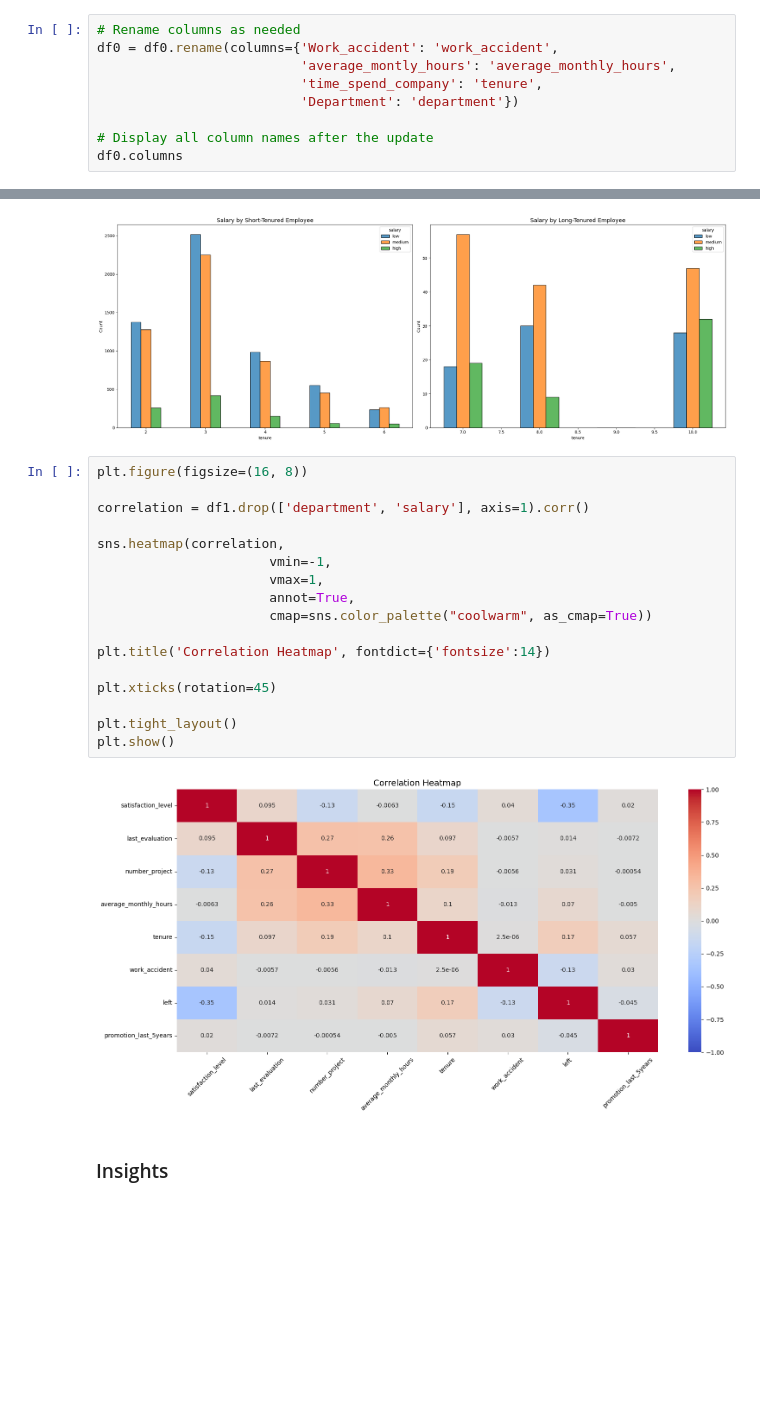
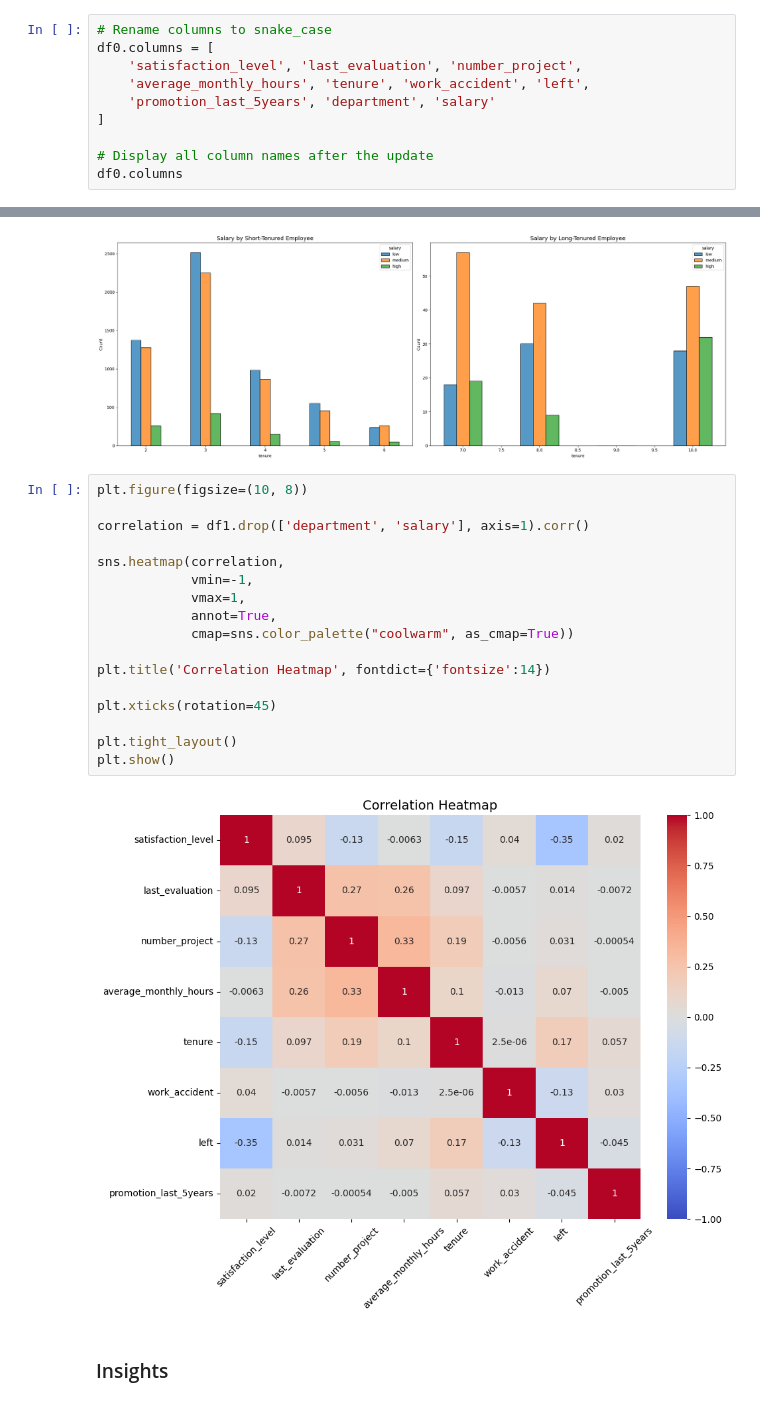
Before and after one commit to kairjiang/Google_ADA_Capstone_HR_Analytics, a Jupyter notebook: Salifort Motors project lab.ipynb, the cells around one changed output, grey strips where cells are left out. Saved outputs shown, nothing was run; the diff lists cells and outputs as text; blank space fills up the shorter version.

```diff
--- a/Salifort Motors project lab.ipynb
+++ b/Salifort Motors project lab.ipynb
@@ -167,11 +167,12 @@ Index(['satisfaction_level', 'last_evaluation', 'number_project',
        'promotion_last_5years', 'Department', 'salary'],
       dtype='object')
 # %%
-# Rename columns as needed
-df0 = df0.rename(columns={'Work_accident': 'work_accident',
-                          'average_montly_hours': 'average_monthly_hours',
-                          'time_spend_company': 'tenure',
-                          'Department': 'department'})
+# Rename columns to snake_case
+df0.columns = [
+    'satisfaction_level', 'last_evaluation', 'number_project',
+    'average_monthly_hours', 'tenure', 'work_accident', 'left',
+    'promotion_last_5years', 'department', 'salary'
+]
 
 # Display all column names after the update
 df0.columns
@@ -514,24 +515,24 @@ plt.show()
 # %% [output]
 [figure]
 # %%
-plt.figure(figsize=(16, 8))
+plt.figure(figsize=(10, 8))
 
 correlation = df1.drop(['department', 'salary'], axis=1).corr()
 
 sns.heatmap(correlation,
-                      vmin=-1,
-                      vmax=1,
-                      annot=True,
-                      cmap=sns.color_palette("coolwarm", as_cmap=True))
+            vmin=-1,
+            vmax=1,
+            annot=True,
+            cmap=sns.color_palette("coolwarm", as_cmap=True))
 
 plt.title('Correlation Heatmap', fontdict={'fontsize':14})
 
 plt.xticks(rotation=45)
 
 plt.tight_layout()
 plt.show()
 # %% [output]
-[figure, old version]
+[figure, new version]
 # %% [markdown]
 ### Insights
 # %% [markdown]
```
Also changed, not shown: parts of 36 cells of this notebook.
